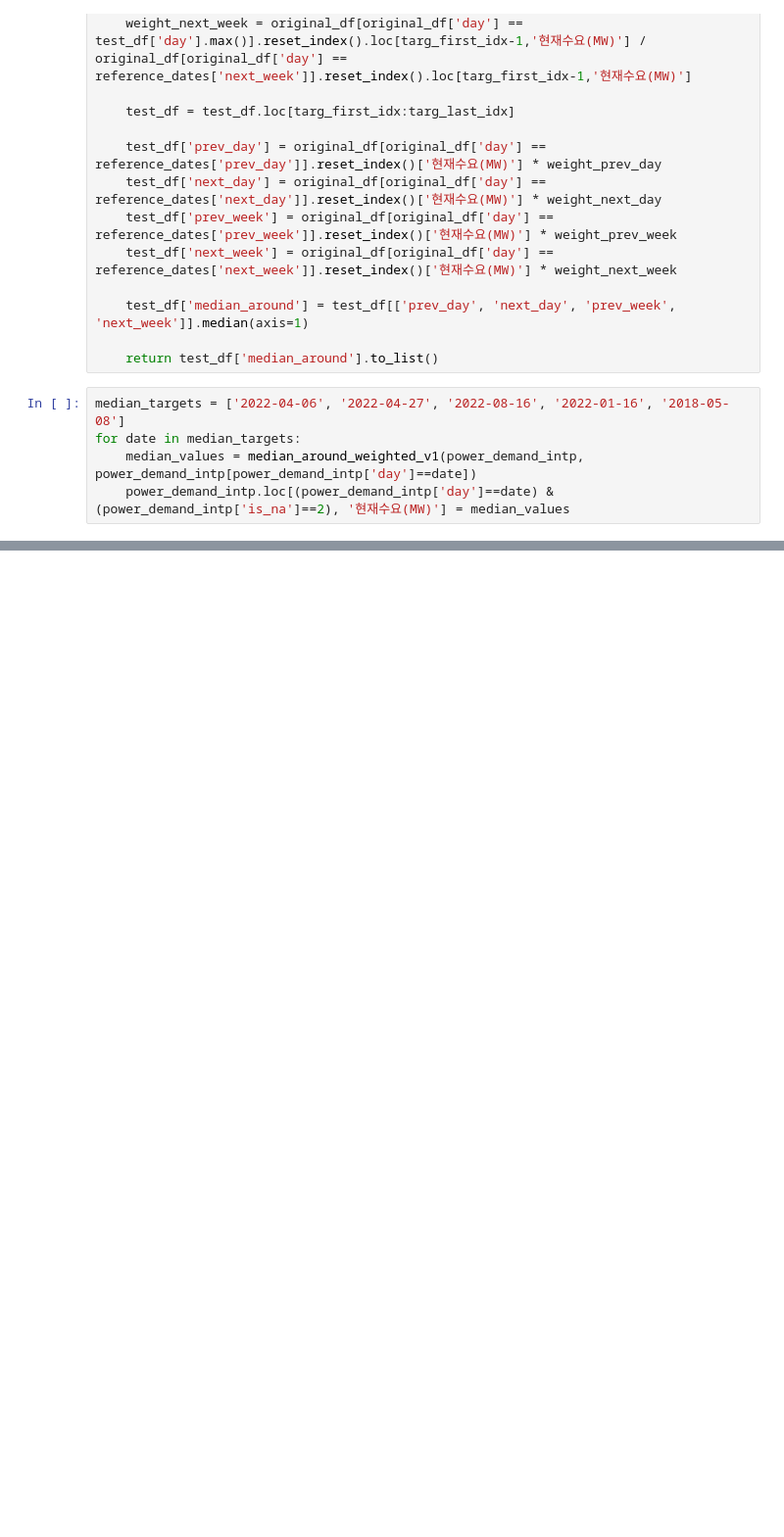
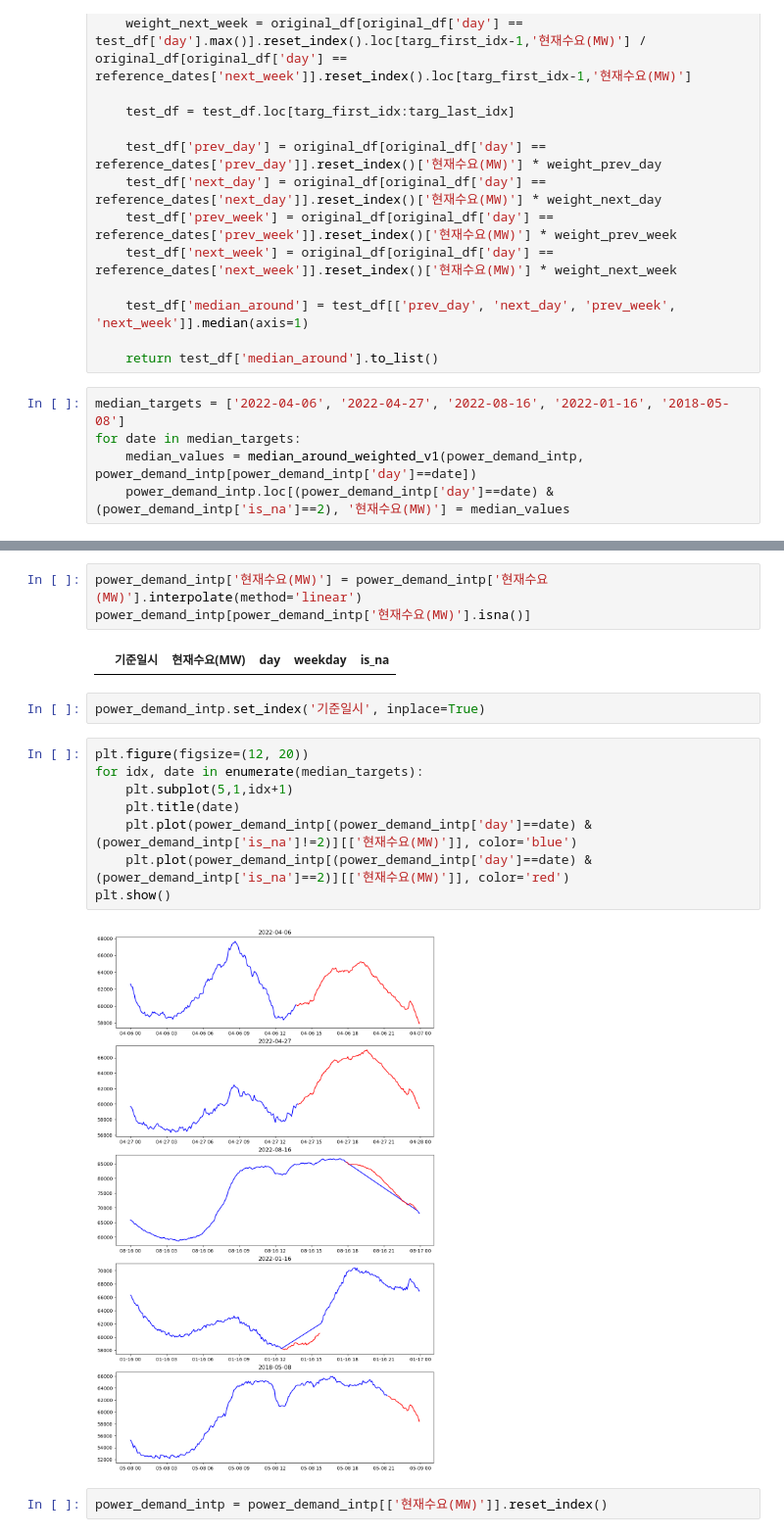
Before and after one commit to jihosuperman/forecasting_power_demand, a Jupyter notebook: power_demand_interpolation.ipynb, the cells around one changed output, grey strips where cells are left out. Shown at 98% size. Cells and saved outputs as stored; diff of their text form; blank space fills up the shorter version.

```diff
--- a/power_demand_interpolation.ipynb
+++ b/power_demand_interpolation.ipynb
@@ -1905,0 +1901,19 @@ power_demand_intp[power_demand_intp['day']=='2022-04-06']
+# %%
+power_demand_intp['현재수요(MW)'] = power_demand_intp['현재수요(MW)'].interpolate(method='linear')
+power_demand_intp[power_demand_intp['현재수요(MW)'].isna()]
+# %% [output]
+|  | 기준일시 | 현재수요(MW) | day | weekday | is_na |
+# %%
+power_demand_intp.set_index('기준일시', inplace=True)
+# %%
+plt.figure(figsize=(12, 20))
+for idx, date in enumerate(median_targets):
+    plt.subplot(5,1,idx+1)
+    plt.title(date)
+    plt.plot(power_demand_intp[(power_demand_intp['day']==date) & (power_demand_intp['is_na']!=2)][['현재수요(MW)']], color='blue')
+    plt.plot(power_demand_intp[(power_demand_intp['day']==date) & (power_demand_intp['is_na']==2)][['현재수요(MW)']], color='red')
+plt.show()
+# %% [output]
+[figure, added]
+# %%
+power_demand_intp = power_demand_intp[['현재수요(MW)']].reset_index()
```
Also changed, not shown: parts of 3 cells of this notebook.
